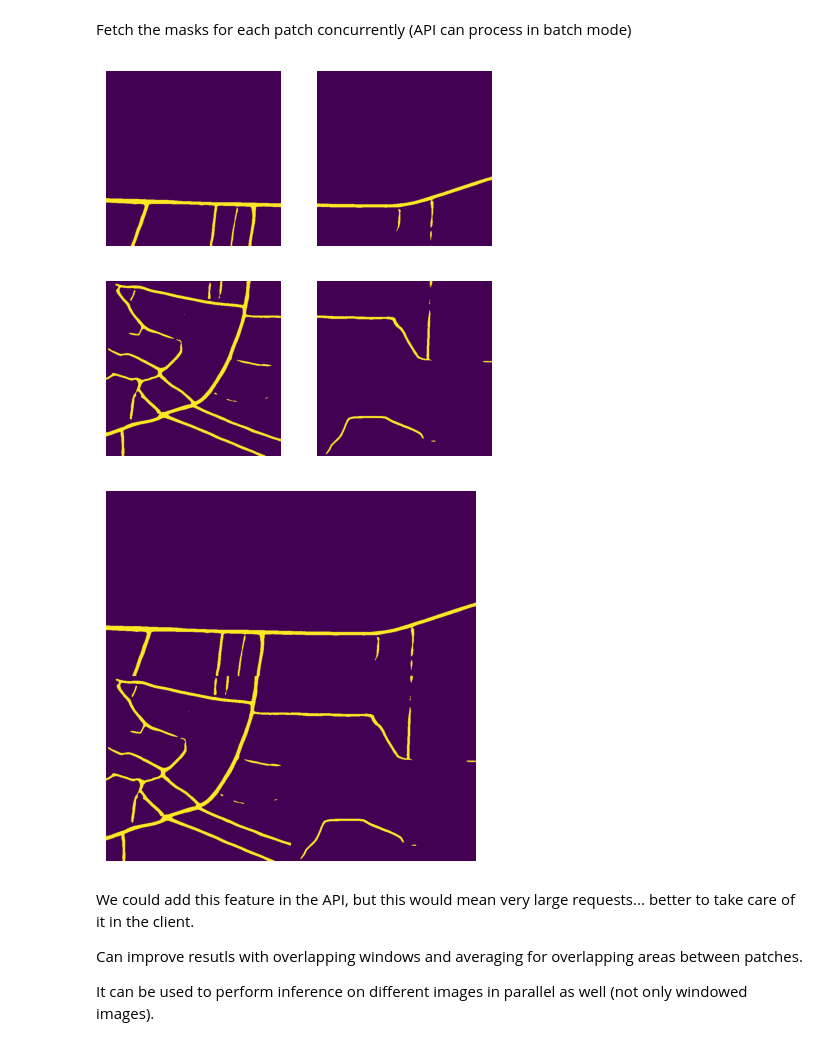
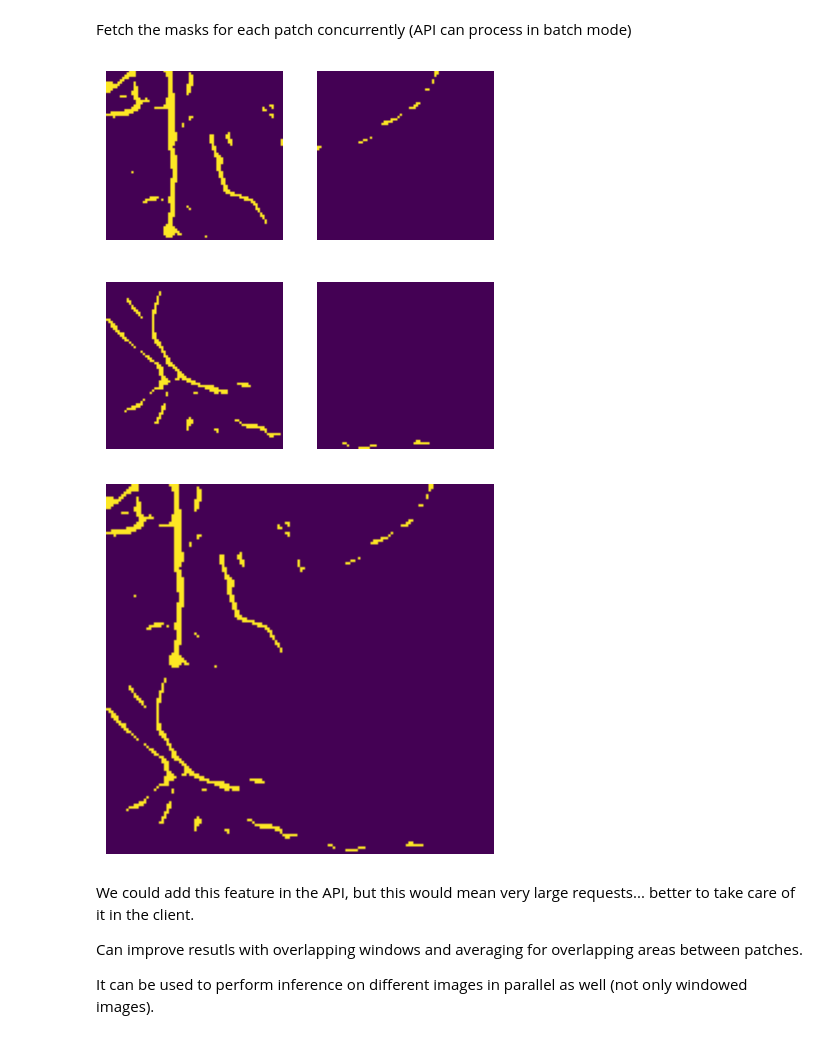
Before and after one commit to earthpulse/ml-inference, a Jupyter notebook: examples/03_batch_inference.ipynb, the cells around one changed output. Saved outputs shown, nothing was run; the diff lists cells and outputs as text; code cells hidden in the pictures.

```diff
--- a/examples/03_batch_inference.ipynb
+++ b/examples/03_batch_inference.ipynb
@@ -11,15 +11,20 @@ import matplotlib.pyplot as plt
 import rasterio as rio
 import numpy as np
 from skimage.io import imsave
+import random
+from glob import glob
 
-img_path = 'samples/deep_globe.jpg' # RGB
+# img_path = 'samples/deep_globe.jpg' # RGB
 # img_path = 'samples/deep_globe.png' # RGBA
 # img_path = 'samples/sentinel-2-l2a_2024-08-24.tif'
 # img_path = "samples/T31TDF_20240824T104021_RGB_10m.jp2 (1).tiff"
 
+img_paths = glob('samples/s2_roads/*.tiff')
+img_path = random.choice(img_paths)
+
 def tif2rgb(tif_path):
-	# x = rio.open(tif_path).read((4,3,2)) # read RGB bands
-	x = rio.open(tif_path).read((1,2,3)) # read RGB bands
+	x = rio.open(tif_path).read((4,3,2)) # read RGB bands
+	# x = rio.open(tif_path).read((1,2,3)) # read RGB bands
 	x = np.clip(x / 4000, 0, 1) # normalize to 0-1 with increased brightness
 	x = (x * 255).astype(np.uint8) # convert to uint8
 	x = x.transpose(1,2,0) # convert to HWC
@@ -28,11 +33,11 @@ def tif2rgb(tif_path):
 	# crop
 	# x = x[-512:,-512:,:]
 	print(x.shape)
-	new_path = tif_path.replace('.tif', '.png')
+	new_path = tif_path.replace('.tiff', '.png')
 	imsave(new_path, x)
 	return new_path
 
-# img_path = tif2rgb(img_path)
+img_path = tif2rgb(img_path)
 
 img = Image.open(img_path)
 plt.imshow(img)
@@ -65,7 +72,9 @@ import requests
 from IPython.display import JSON
 import json
 
-url = f'http://localhost:8000/RoadSegmentationQ2'
+# url = f'http://localhost:8000/RoadSegmentationQ2'
+url = f'http://localhost:8000/MassachusettsRoadsS2Model'
+
 # url  = f'https://eotdl.dev.gda.adamplatform.eu/RoadSegmentationQ2'
 
 headers = {
@@ -123,29 +148,33 @@ fig, axes = plt.subplots(N, N, figsize=(5, 5))
 for i, logits in enumerate(patch_results):
     row = i // N
     col = i % N
-    probas = sigmoid(logits)
+    # probas = sigmoid(logits)
+    probas = logits
     mask = probas > 0.5
     axes[row, col].imshow(mask)
     axes[row, col].axis('off')
 plt.show()
 # %% [output]
-[figure, old version]
+[figure, new version]
 # %%
 # reconstruct the image
 
 output_img = np.zeros(img_array.shape[:2], dtype=np.uint8)
 for i, patch in enumerate(patches):
     row = i // N
     col = i % N
-    probas = sigmoid(patch_results[i])
+    # probas = sigmoid(patch_results[i])
+    probas = patch_results[i]
     mask = probas > 0.5
-    output_img[row*512:(row+1)*512, col*512:(col+1)*512] = mask
+    # output_img[row*512:(row+1)*512, col*512:(col+1)*512] = mask
+    patch_size = mask.shape
+    output_img[row*patch_size[0]:(row+1)*patch_size[0], col*patch_size[1]:(col+1)*patch_size[1]] = mask
 
 plt.imshow(output_img)
 plt.axis('off')
 plt.show()
 # %% [output]
-[figure, old version]
+[figure, new version]
 # %% [markdown]
 We could add this feature in the API, but this would mean very large requests... better to take care of it in the client.
 
```
Also changed, not shown: parts of 3 cells of this notebook, 24 other files.
